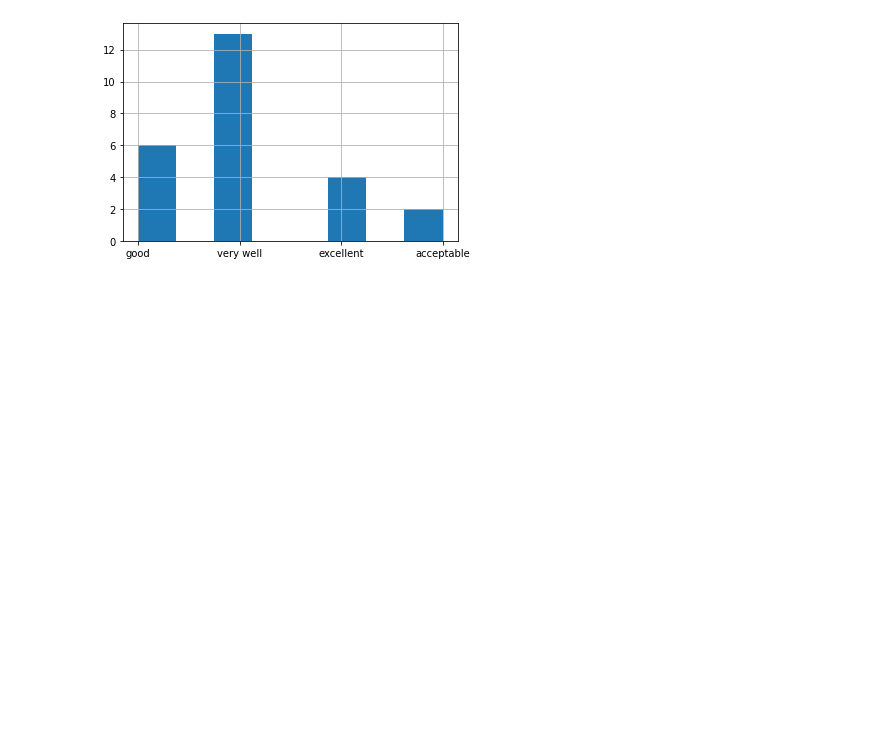
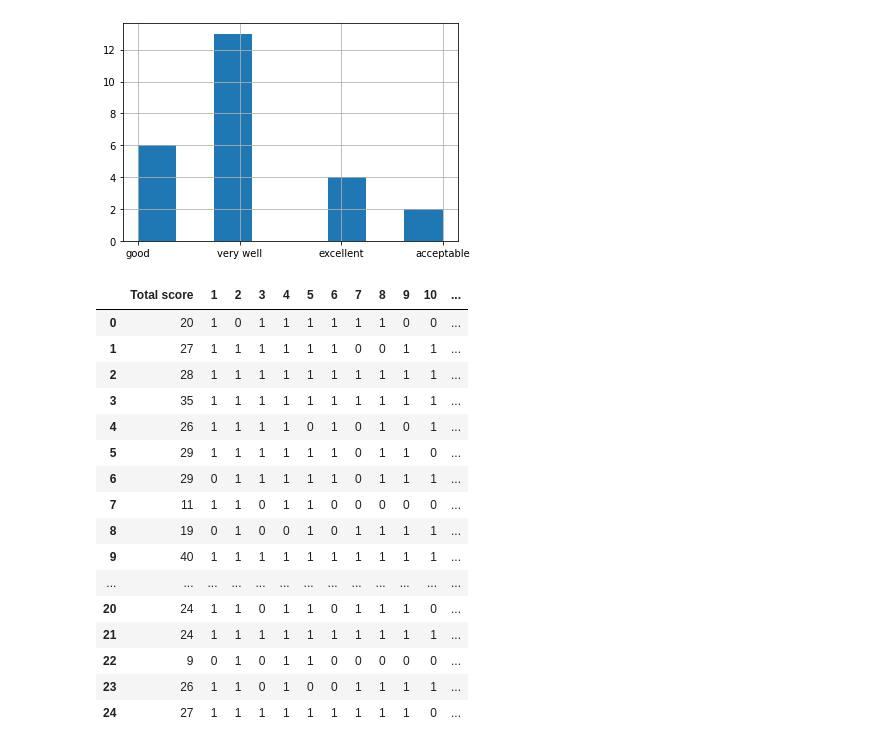
Before and after one commit to Iman-school/project-1-DanaALBuainain, a Jupyter notebook: project +Dana ALBuainain.ipynb, the cells around one changed output. Cells and saved outputs as stored; diff of their text form; code cells hidden in the pictures; blank space fills up the shorter version.

```diff
--- a/project +Dana ALBuainain.ipynb
+++ b/project +Dana ALBuainain.ipynb
@@ -162,3 +162,29 @@ df['rating'].hist(bins=8)
 # %% [output]
 <AxesSubplot:>
 [figure]
+# %%
+import pandas as pd
+import matplotlib.pyplot as plt
+import numpy as np
+
+last_edit = pd.read_csv("last edit.csv")
+
+last_edit
+# %% [output]
+|  | Total score | 1 | 2 | 3 | 4 | 5 | 6 | 7 | 8 | 9 | 10 | ... |
+| 0 | 20 | 1 | 0 | 1 | 1 | 1 | 1 | 1 | 1 | 0 | 0 | ... |
+| 1 | 27 | 1 | 1 | 1 | 1 | 1 | 1 | 0 | 0 | 1 | 1 | ... |
+| 2 | 28 | 1 | 1 | 1 | 1 | 1 | 1 | 1 | 1 | 1 | 1 | ... |
+| 3 | 35 | 1 | 1 | 1 | 1 | 1 | 1 | 1 | 1 | 1 | 1 | ... |
+| 4 | 26 | 1 | 1 | 1 | 1 | 0 | 1 | 0 | 1 | 0 | 1 | ... |
+| 5 | 29 | 1 | 1 | 1 | 1 | 1 | 1 | 0 | 1 | 1 | 0 | ... |
+| 6 | 29 | 0 | 1 | 1 | 1 | 1 | 1 | 0 | 1 | 1 | 1 | ... |
+| 7 | 11 | 1 | 1 | 0 | 1 | 1 | 0 | 0 | 0 | 0 | 0 | ... |
+| 8 | 19 | 0 | 1 | 0 | 0 | 1 | 0 | 1 | 1 | 1 | 1 | ... |
+| 9 | 40 | 1 | 1 | 1 | 1 | 1 | 1 | 1 | 1 | 1 | 1 | ... |
+| ... | ... | ... | ... | ... | ... | ... | ... | ... | ... | ... | ... | ... |
+| 20 | 24 | 1 | 1 | 0 | 1 | 1 | 0 | 1 | 1 | 1 | 0 | ... |
+| 21 | 24 | 1 | 1 | 1 | 1 | 1 | 1 | 1 | 1 | 1 | 1 | ... |
+| 22 | 9 | 0 | 1 | 0 | 1 | 1 | 0 | 0 | 0 | 0 | 0 | ... |
+| 23 | 26 | 1 | 1 | 0 | 1 | 0 | 0 | 1 | 1 | 1 | 1 | ... |
+| 24 | 27 | 1 | 1 | 1 | 1 | 1 | 1 | 1 | 1 | 1 | 0 | ... |
```
Also changed, not shown: parts of 6 cells of this notebook.
